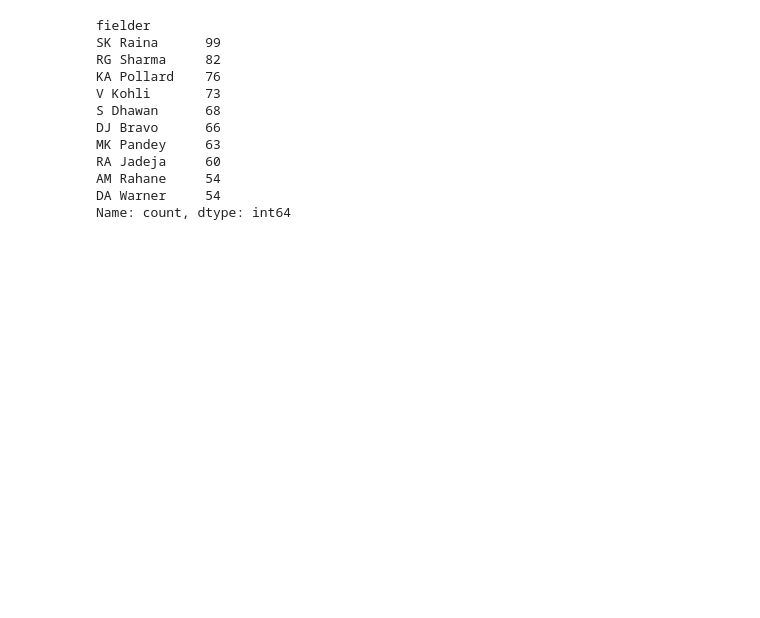
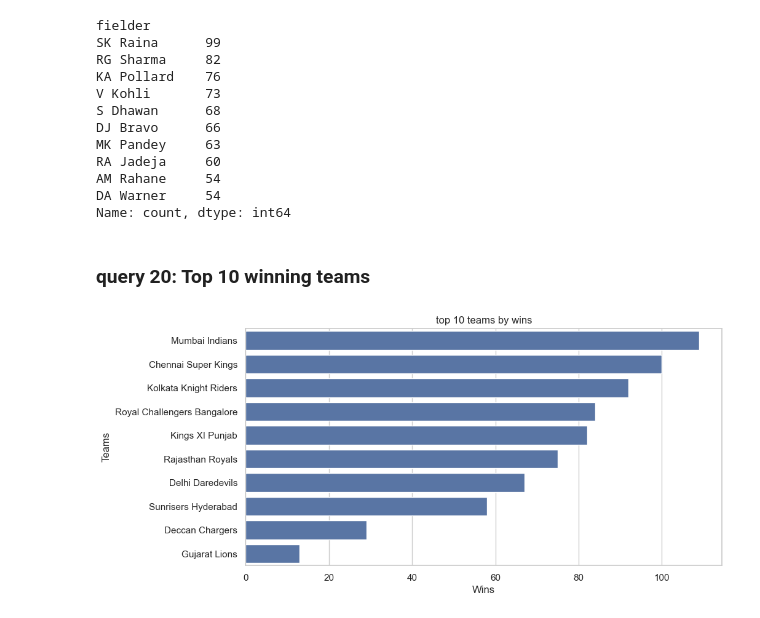
Before and after one commit to yashgupta2006-blip/ipl-data-analysis-python, a Jupyter notebook: ipl_project.ipynb, the cells around one changed output. Cells and saved outputs as stored; diff of their text form; code cells hidden in the pictures; blank space fills up the shorter version.

Commit message:
Add files via upload
updated notebook with matplotlib and seaborn visualizations

```diff
--- a/ipl_project.ipynb
+++ b/ipl_project.ipynb
@@ -384,3 +384,20 @@ RA Jadeja     60
 AM Rahane     54
 DA Warner     54
 Name: count, dtype: int64
+# %%
+import matplotlib.pyplot as plt
+import seaborn as sns
+sns.set_theme(style="whitegrid")
+plt.rcParams["figure.figsize"]=(10,5)
+# %% [markdown]
+### query 20: Top 10 winning teams
+# %%
+top_teams = matches["winner"].value_counts().head(10)
+sns.barplot(x=top_teams.values,
+            y=top_teams.index)
+plt.title("top 10 teams by wins")
+plt.xlabel("Wins")
+plt.ylabel("Teams")
+plt.show()
+# %% [output]
+[figure, added]
```
Also changed, not shown: parts of 8 cells of this notebook.
